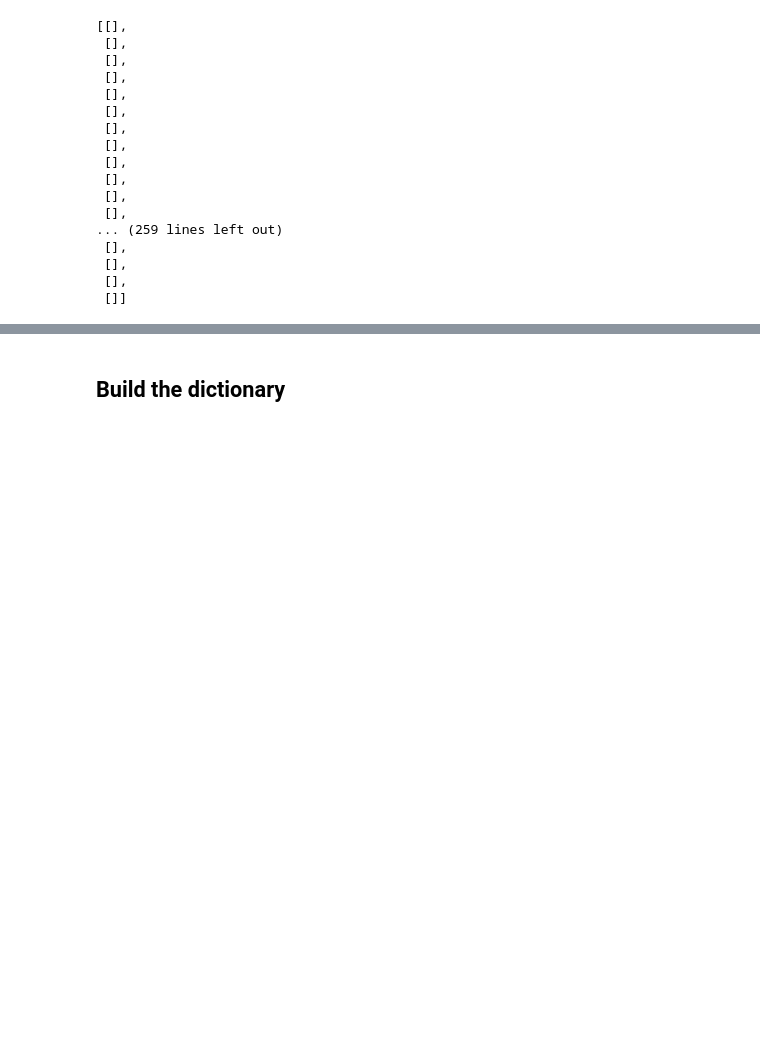
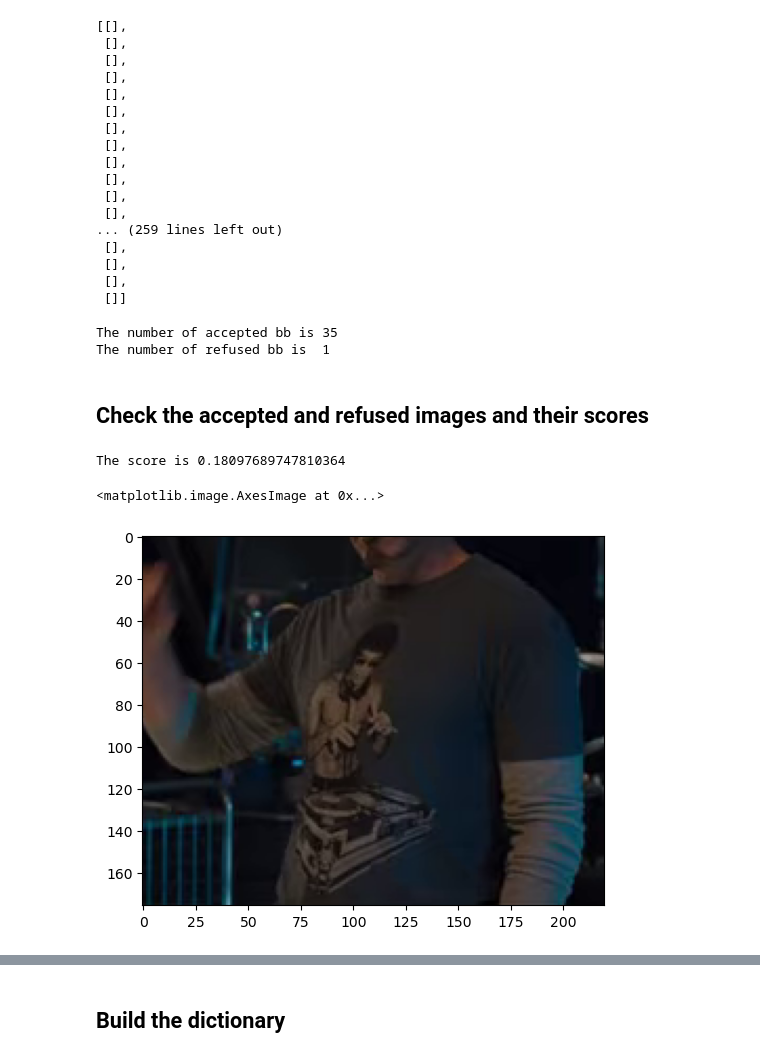
Before and after one commit to PieroRendina/multidisciplinary-project-2023-INDYcs, a Jupyter notebook: owl-vit.ipynb, the cells around one changed output, grey strips where cells are left out. Cells and saved outputs as stored; diff of their text form; code cells hidden in the pictures; blank space fills up the shorter version.

```diff
--- a/owl-vit.ipynb
+++ b/owl-vit.ipynb
@@ -365,3 +426,20 @@ bounding_boxes_list
  [],
  [],
  []]
+# %%
+print(f'The number of accepted bb is {len(accepted_images)}')
+print(f'The number of refused bb is  {len(refused_images)}')
+# %% [output]
+The number of accepted bb is 35
+The number of refused bb is  1
+# %% [markdown]
+## Check the accepted and refused images and their scores
+# %%
+image_number = 5
+
+print(f"The score is {positive_scores[image_number]}")
+plt.imshow(accepted_images[image_number])
+# %% [output]
+The score is 0.18097689747810364
+<matplotlib.image.AxesImage at 0x...>
+[figure, added]
```
Also changed, not shown: parts of 19 cells of this notebook.
